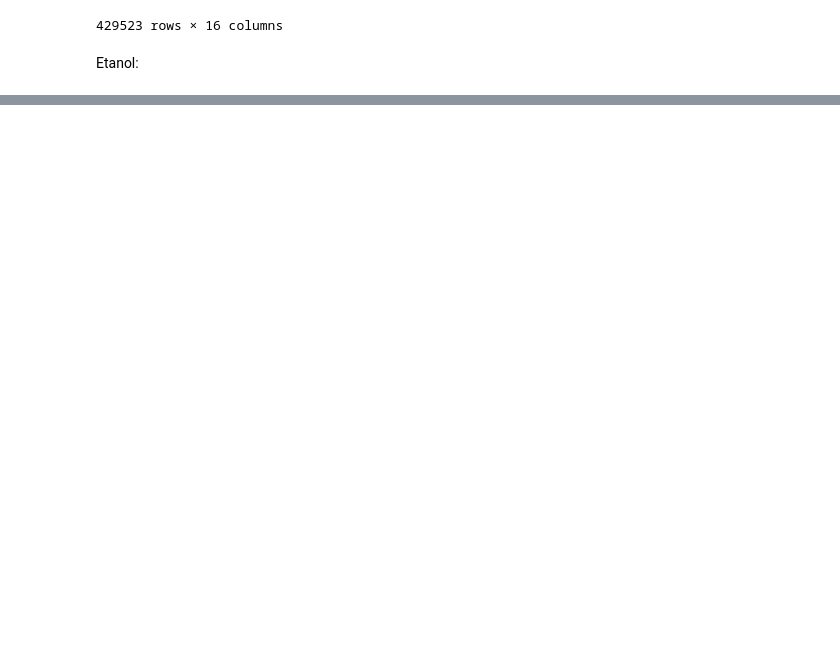
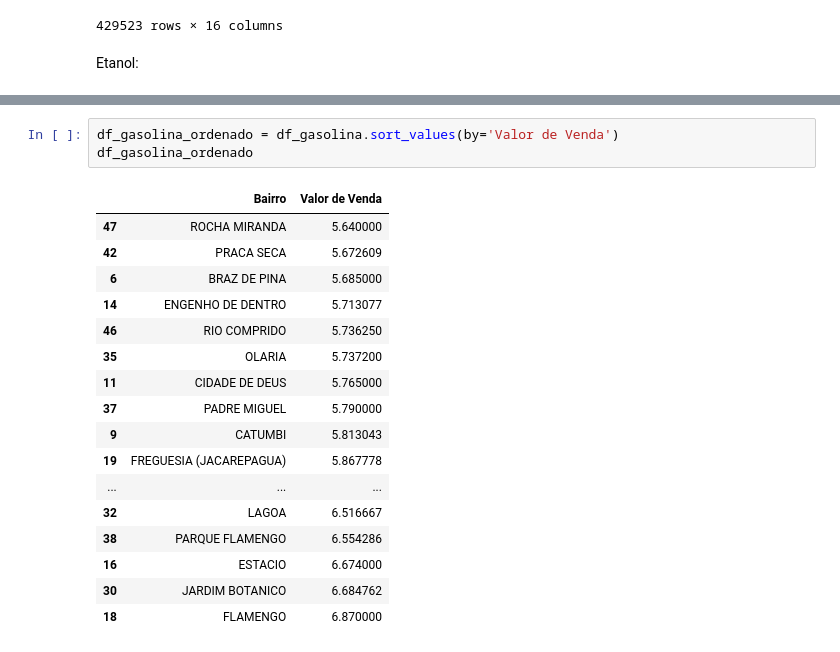
Before and after one commit to Fani-Oliveira/Repo_Senac, a Jupyter notebook: EstudoCombustiveis.ipynb, the cells around one changed output, grey strips where cells are left out. Drawn from its saved outputs; the diff is of its cells as text; blank space fills up the shorter version.

```diff
--- a/EstudoCombustiveis.ipynb
+++ b/EstudoCombustiveis.ipynb
@@ -91,0 +180,21 @@ df_etanol.head()
+# %%
+df_gasolina_ordenado = df_gasolina.sort_values(by='Valor de Venda')
+df_gasolina_ordenado
+# %% [output]
+|  | Bairro | Valor de Venda |
+| 47 | ROCHA MIRANDA | 5.640000 |
+| 42 | PRACA SECA | 5.672609 |
+| 6 | BRAZ DE PINA | 5.685000 |
+| 14 | ENGENHO DE DENTRO | 5.713077 |
+| 46 | RIO COMPRIDO | 5.736250 |
+| 35 | OLARIA | 5.737200 |
+| 11 | CIDADE DE DEUS | 5.765000 |
+| 37 | PADRE MIGUEL | 5.790000 |
+| 9 | CATUMBI | 5.813043 |
+| 19 | FREGUESIA (JACAREPAGUA) | 5.867778 |
+| ... | ... | ... |
+| 32 | LAGOA | 6.516667 |
+| 38 | PARQUE FLAMENGO | 6.554286 |
+| 16 | ESTACIO | 6.674000 |
+| 30 | JARDIM BOTANICO | 6.684762 |
+| 18 | FLAMENGO | 6.870000 |
```
Also changed, not shown: parts of 22 cells of this notebook, 2 other files.
